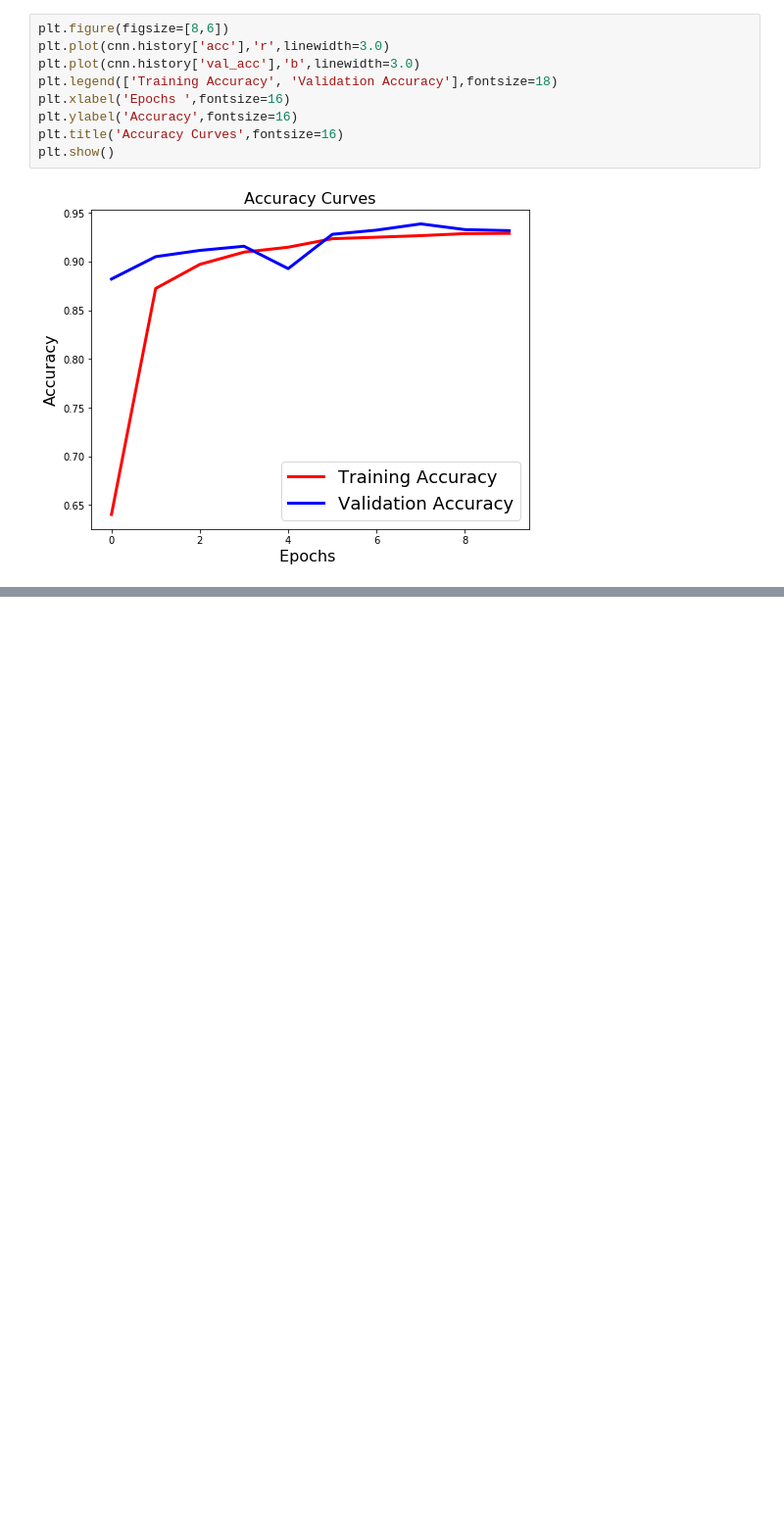
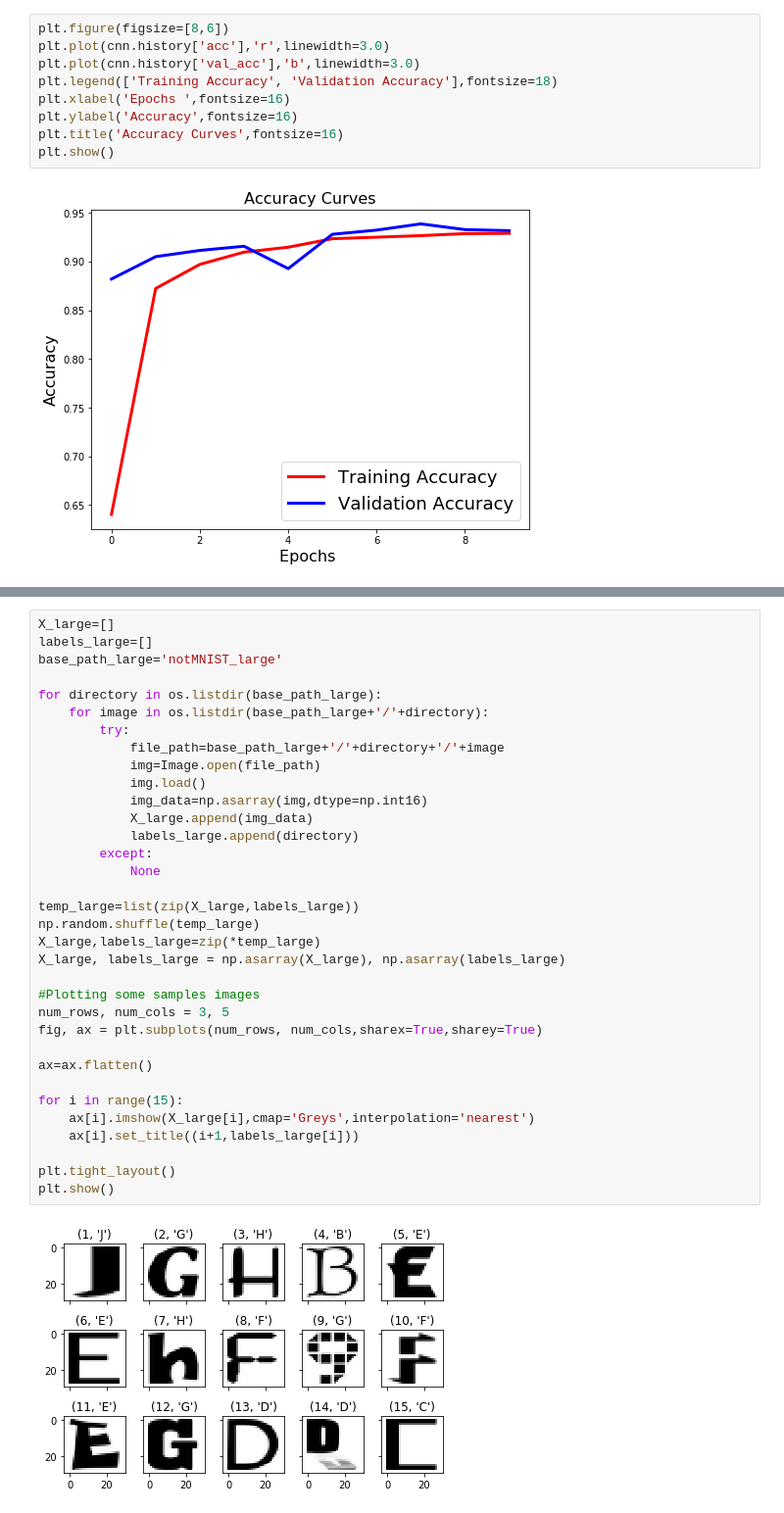
Before and after one commit to yashil101/CNN_Image_Classification_notMNIST_dataset, a Jupyter notebook: CNN on notMNIST dataset.ipynb, the cells around one changed output, grey strips where cells are left out. Shown at 98% size. Saved outputs shown, nothing was run; the diff lists cells and outputs as text; blank space fills up the shorter version.

```diff
--- a/CNN on notMNIST dataset.ipynb
+++ b/CNN on notMNIST dataset.ipynb
@@ -303,0 +307,36 @@ plt.show()
+# %%
+X_large=[]
+labels_large=[]
+base_path_large='notMNIST_large'
+
+for directory in os.listdir(base_path_large):
+    for image in os.listdir(base_path_large+'/'+directory):
+        try:
+            file_path=base_path_large+'/'+directory+'/'+image
+            img=Image.open(file_path)
+            img.load()
+            img_data=np.asarray(img,dtype=np.int16)
+            X_large.append(img_data)
+            labels_large.append(directory)
+        except:
+            None
+
+temp_large=list(zip(X_large,labels_large))
+np.random.shuffle(temp_large)
+X_large,labels_large=zip(*temp_large)
+X_large, labels_large = np.asarray(X_large), np.asarray(labels_large)
+
+#Plotting some samples images
+num_rows, num_cols = 3, 5
+fig, ax = plt.subplots(num_rows, num_cols,sharex=True,sharey=True)
+
+ax=ax.flatten()
+
+for i in range(15):
+    ax[i].imshow(X_large[i],cmap='Greys',interpolation='nearest')
+    ax[i].set_title((i+1,labels_large[i]))
+
+plt.tight_layout()
+plt.show()
+# %% [output]
+[figure, added]
```
Also changed, not shown: parts of 7 cells of this notebook.
